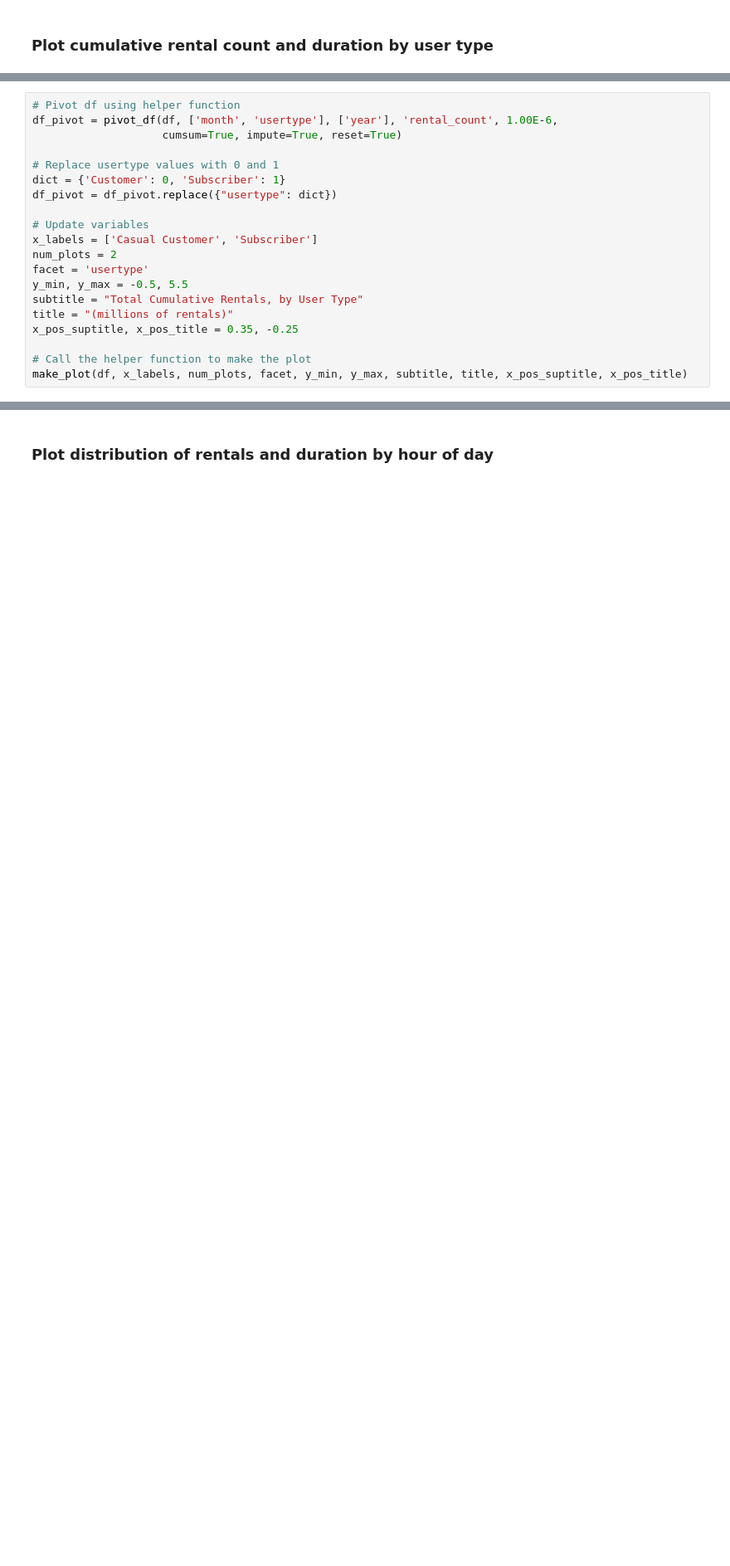
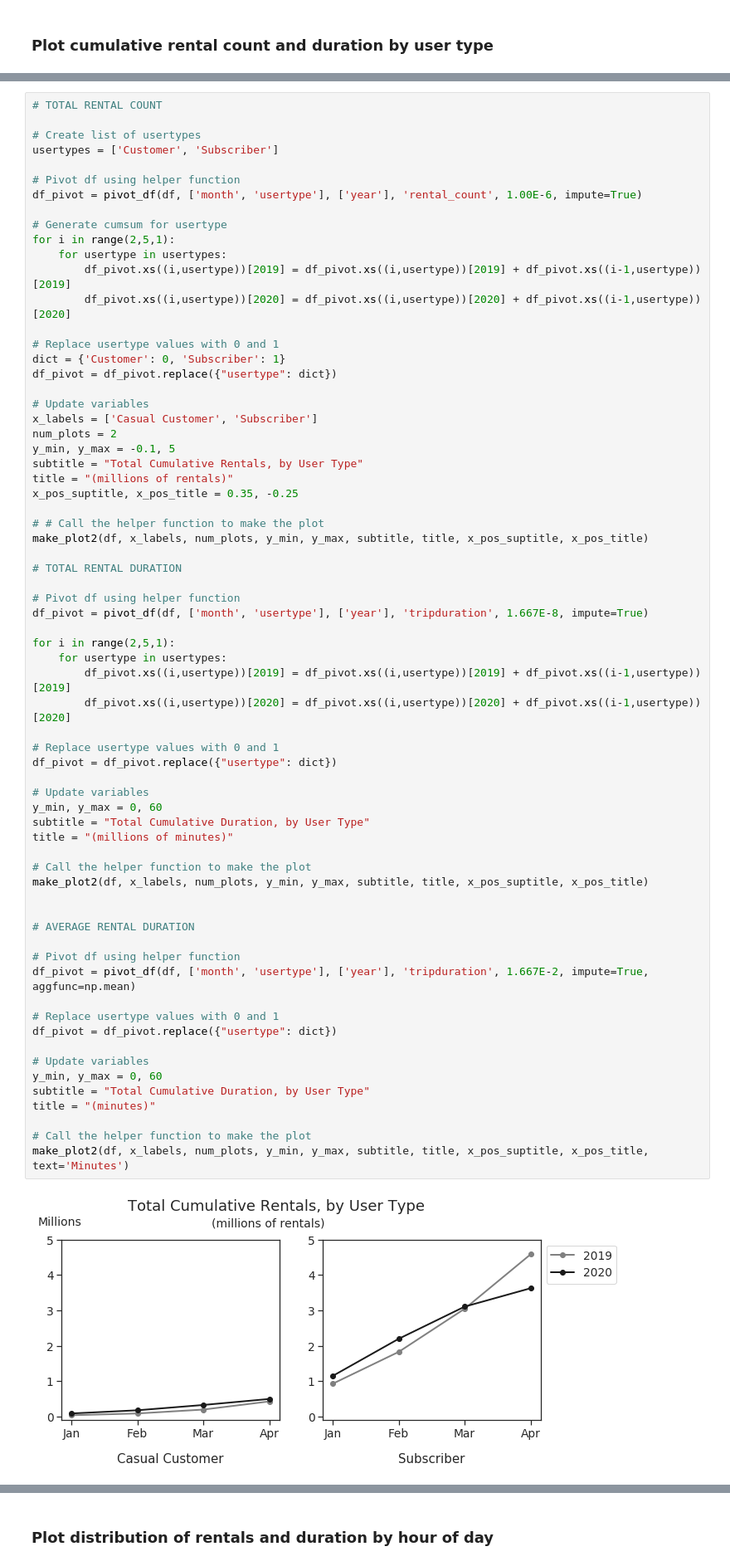
Before and after one commit to stevenrhart/bike-rentals, a Jupyter notebook: notebooks/Covid Impact on Bike Rentals in NYC.ipynb, the cells around one changed output, grey strips where cells are left out. Shown: that part at 83% size. Saved outputs shown, nothing was run; the diff lists cells and outputs as text; blank space fills up the shorter version.

```diff
--- a/notebooks/Covid Impact on Bike Rentals in NYC.ipynb
+++ b/notebooks/Covid Impact on Bike Rentals in NYC.ipynb
@@ -579,20 +704,69 @@ TBD intro
 # %%
+# TOTAL RENTAL COUNT
+
+# Create list of usertypes
+usertypes = ['Customer', 'Subscriber']
+
 # Pivot df using helper function
-df_pivot = pivot_df(df, ['month', 'usertype'], ['year'], 'rental_count', 1.00E-6,
-                    cumsum=True, impute=True, reset=True)
+df_pivot = pivot_df(df, ['month', 'usertype'], ['year'], 'rental_count', 1.00E-6, impute=True)
+
+# Generate cumsum for usertype
+for i in range(2,5,1):
+    for usertype in usertypes:
+        df_pivot.xs((i,usertype))[2019] = df_pivot.xs((i,usertype))[2019] + df_pivot.xs((i-1,usertype))[2019]
+        df_pivot.xs((i,usertype))[2020] = df_pivot.xs((i,usertype))[2020] + df_pivot.xs((i-1,usertype))[2020]
 
 # Replace usertype values with 0 and 1
 dict = {'Customer': 0, 'Subscriber': 1}
 df_pivot = df_pivot.replace({"usertype": dict})
 
 # Update variables
 x_labels = ['Casual Customer', 'Subscriber']
 num_plots = 2
-facet = 'usertype'
-y_min, y_max = -0.5, 5.5
+y_min, y_max = -0.1, 5
 subtitle = "Total Cumulative Rentals, by User Type"
 title = "(millions of rentals)"
 x_pos_suptitle, x_pos_title = 0.35, -0.25
 
+# # Call the helper function to make the plot
+make_plot2(df, x_labels, num_plots, y_min, y_max, subtitle, title, x_pos_suptitle, x_pos_title)
+
+# TOTAL RENTAL DURATION
+
+# Pivot df using helper function
+df_pivot = pivot_df(df, ['month', 'usertype'], ['year'], 'tripduration', 1.667E-8, impute=True)
+
+for i in range(2,5,1):
+    for usertype in usertypes:
+        df_pivot.xs((i,usertype))[2019] = df_pivot.xs((i,usertype))[2019] + df_pivot.xs((i-1,usertype))[2019]
+        df_pivot.xs((i,usertype))[2020] = df_pivot.xs((i,usertype))[2020] + df_pivot.xs((i-1,usertype))[2020]
+
+# Replace usertype values with 0 and 1
+df_pivot = df_pivot.replace({"usertype": dict})
+
+# Update variables
+y_min, y_max = 0, 60
+subtitle = "Total Cumulative Duration, by User Type"
+title = "(millions of minutes)"
+
 # Call the helper function to make the plot
-make_plot(df, x_labels, num_plots, facet, y_min, y_max, subtitle, title, x_pos_suptitle, x_pos_title)
+make_plot2(df, x_labels, num_plots, y_min, y_max, subtitle, title, x_pos_suptitle, x_pos_title)
+
+
+# AVERAGE RENTAL DURATION
+
+# Pivot df using helper function
+df_pivot = pivot_df(df, ['month', 'usertype'], ['year'], 'tripduration', 1.667E-2, impute=True, aggfunc=np.mean)
+
+# Replace usertype values with 0 and 1
+df_pivot = df_pivot.replace({"usertype": dict})
+
+# Update variables
+y_min, y_max = 0, 60
+subtitle = "Total Cumulative Duration, by User Type"
+title = "(minutes)"
+
+# Call the helper function to make the plot
+make_plot2(df, x_labels, num_plots, y_min, y_max, subtitle, title, x_pos_suptitle, x_pos_title, text='Minutes')
+# %% [output]
+[figure, added]
```
Also changed, not shown: parts of 37 cells of this notebook.
